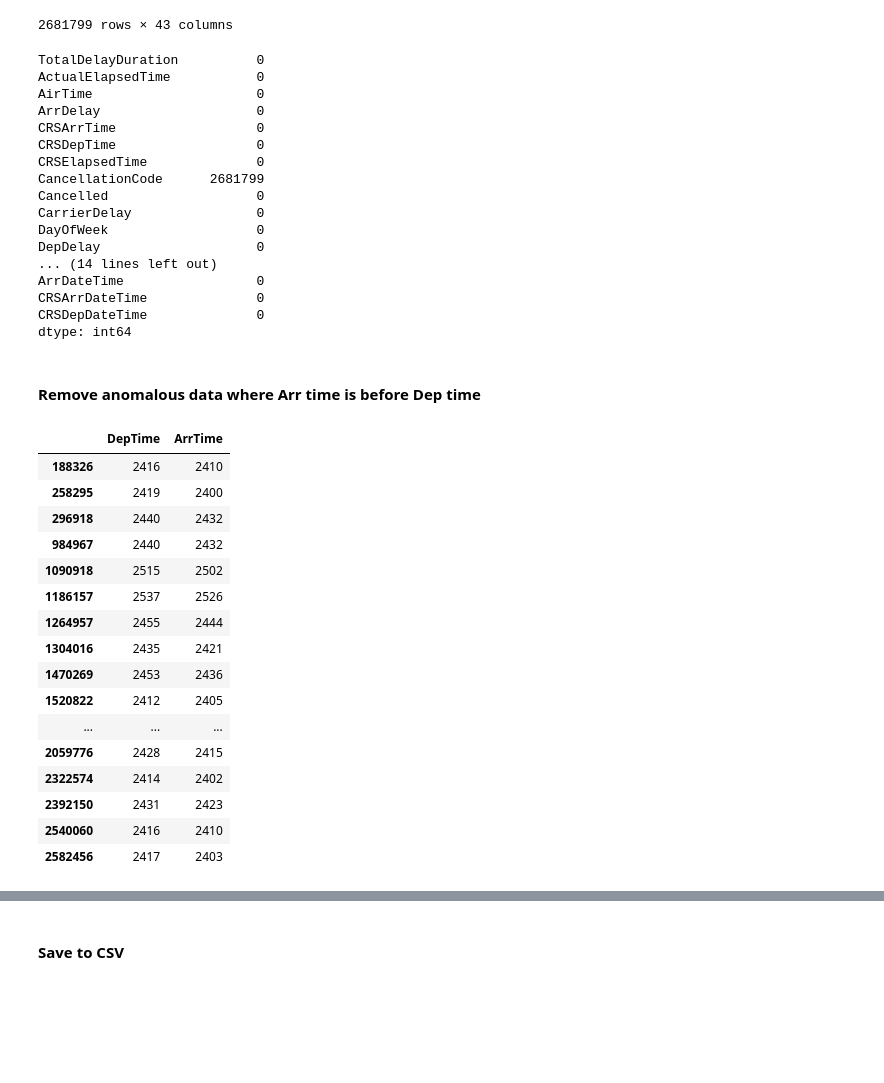
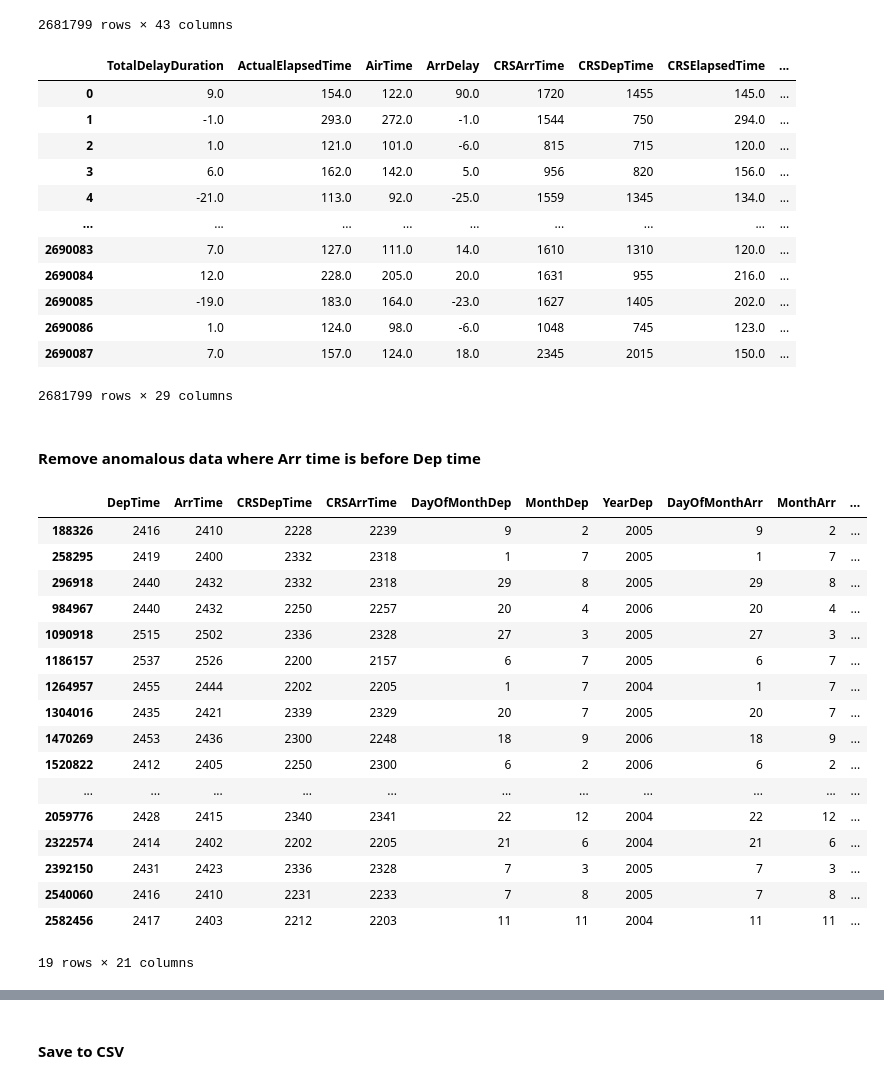
Before and after one commit to L1uM4rt1n/BDA-Project, a Jupyter notebook: eda/julian_cleaning/Julian Cleaning Final.ipynb, the cells around one changed output, grey strips where cells are left out. Saved outputs shown, nothing was run; the diff lists cells and outputs as text; code cells hidden in the pictures; blank space fills up the shorter version.

```diff
--- a/eda/julian_cleaning/Julian Cleaning Final.ipynb
+++ b/eda/julian_cleaning/Julian Cleaning Final.ipynb
@@ -285,8 +267,12 @@ def adjust_arr_time(ArrTime, DepTime, DayOfMonthArr, MonthArr, YearArr):
     }
 
     # Account for 2400 and above times
-    if (int(ArrTime) >= 2400):
+    if int(ArrTime) >= 2400:
         ArrTime = str(int(ArrTime) - 2400)
+
+        if (int(ArrTime) >= 2400):
+            return f"ERROR {ArrTime}"
+
         # If day of dep is the last day of the month
         if DayOfMonthArr == month_day_dict[MonthArr]:
             DayOfMonthArr = 1
@@ -300,8 +286,7 @@ def adjust_arr_time(ArrTime, DepTime, DayOfMonthArr, MonthArr, YearArr):
         else:
             DayOfMonthArr += 1
 
-    if (int(ArrTime) >= 2400):
-        return f"ERROR {ArrTime}"
+
     return f"{DayOfMonthArr}-{MonthArr}-{YearArr} {ArrTime.zfill(4)}"
 
 v_adjust_time = np.vectorize(adjust_arr_time, otypes=[object])
@@ -344,7 +329,7 @@ def adjust_CRS_arr_time(CRSDepTime, CRSArrTime, CRSMonthDep, CRSDayOfMonthArr, C
 
 #     1830 -> 2340
 #     -570 -> -60
-    if int(CRSDepTime) > int(CRSArrTime) <= 2359:
+    if int(CRSDepTime) > int(CRSArrTime):
 
         # Check if day is invalid for given month (EG 32 aug etc)
         if CRSDayOfMonthArr >= month_day_dict[CRSMonthDep]:
@@ -405,44 +390,41 @@ df_cleaned.drop(columns=[
     'CRSYearDep'
 ], inplace = True)
 # %%
-df_cleaned.isna().sum()
+df_cleaned
 # %% [output]
+|  | TotalDelayDuration | ActualElapsedTime | AirTime | ArrDelay | CRSArrTime | CRSDepTime | CRSElapsedTime | ... |
+| 0 | 9.0 | 154.0 | 122.0 | 90.0 | 1720 | 1455 | 145.0 | ... |
+| 1 | -1.0 | 293.0 | 272.0 | -1.0 | 1544 | 750 | 294.0 | ... |
+| 2 | 1.0 | 121.0 | 101.0 | -6.0 | 815 | 715 | 120.0 | ... |
+| 3 | 6.0 | 162.0 | 142.0 | 5.0 | 956 | 820 | 156.0 | ... |
+| 4 | -21.0 | 113.0 | 92.0 | -25.0 | 1559 | 1345 | 134.0 | ... |
+| ... | ... | ... | ... | ... | ... | ... | ... | ... |
+| 2690083 | 7.0 | 127.0 | 111.0 | 14.0 | 1610 | 1310 | 120.0 | ... |
+| 2690084 | 12.0 | 228.0 | 205.0 | 20.0 | 1631 | 955 | 216.0 | ... |
+| 2690085 | -19.0 | 183.0 | 164.0 | -23.0 | 1627 | 1405 | 202.0 | ... |
+| 2690086 | 1.0 | 124.0 | 98.0 | -6.0 | 1048 | 745 | 123.0 | ... |
+| 2690087 | 7.0 | 157.0 | 124.0 | 18.0 | 2345 | 2015 | 150.0 | ... |
-TotalDelayDuration          0
-ActualElapsedTime           0
-AirTime                     0
-ArrDelay                    0
-CRSArrTime                  0
-CRSDepTime                  0
-CRSElapsedTime              0
-CancellationCode      2681799
-Cancelled                   0
-CarrierDelay                0
-DayOfWeek                   0
-DepDelay                    0
-... (14 lines left out)
-ArrDateTime                 0
-CRSArrDateTime              0
-CRSDepDateTime              0
-dtype: int64
+2681799 rows × 29 columns
 # %% [markdown]
 #### Remove anomalous data where Arr time is before Dep time
 # %%
-df_format.loc[df_format['ArrDateTime'].str.startswith("ERROR")][['DepTime', 'ArrTime']]
+df_format.loc[df_format['ArrDateTime'].str.startswith("ERROR")]
 # %% [output]
-|  | DepTime | ArrTime |
-| 188326 | 2416 | 2410 |
-| 258295 | 2419 | 2400 |
-| 296918 | 2440 | 2432 |
-| 984967 | 2440 | 2432 |
-| 1090918 | 2515 | 2502 |
-| 1186157 | 2537 | 2526 |
-| 1264957 | 2455 | 2444 |
-| 1304016 | 2435 | 2421 |
-| 1470269 | 2453 | 2436 |
-| 1520822 | 2412 | 2405 |
-| ... | ... | ... |
-| 2059776 | 2428 | 2415 |
-| 2322574 | 2414 | 2402 |
-| 2392150 | 2431 | 2423 |
-| 2540060 | 2416 | 2410 |
-| 2582456 | 2417 | 2403 |
+|  | DepTime | ArrTime | CRSDepTime | CRSArrTime | DayOfMonthDep | MonthDep | YearDep | DayOfMonthArr | MonthArr | ... |
+| 188326 | 2416 | 2410 | 2228 | 2239 | 9 | 2 | 2005 | 9 | 2 | ... |
+| 258295 | 2419 | 2400 | 2332 | 2318 | 1 | 7 | 2005 | 1 | 7 | ... |
+| 296918 | 2440 | 2432 | 2332 | 2318 | 29 | 8 | 2005 | 29 | 8 | ... |
+| 984967 | 2440 | 2432 | 2250 | 2257 | 20 | 4 | 2006 | 20 | 4 | ... |
+| 1090918 | 2515 | 2502 | 2336 | 2328 | 27 | 3 | 2005 | 27 | 3 | ... |
+| 1186157 | 2537 | 2526 | 2200 | 2157 | 6 | 7 | 2005 | 6 | 7 | ... |
+| 1264957 | 2455 | 2444 | 2202 | 2205 | 1 | 7 | 2004 | 1 | 7 | ... |
+| 1304016 | 2435 | 2421 | 2339 | 2329 | 20 | 7 | 2005 | 20 | 7 | ... |
+| 1470269 | 2453 | 2436 | 2300 | 2248 | 18 | 9 | 2006 | 18 | 9 | ... |
+| 1520822 | 2412 | 2405 | 2250 | 2300 | 6 | 2 | 2006 | 6 | 2 | ... |
+| ... | ... | ... | ... | ... | ... | ... | ... | ... | ... | ... |
+| 2059776 | 2428 | 2415 | 2340 | 2341 | 22 | 12 | 2004 | 22 | 12 | ... |
+| 2322574 | 2414 | 2402 | 2202 | 2205 | 21 | 6 | 2004 | 21 | 6 | ... |
+| 2392150 | 2431 | 2423 | 2336 | 2328 | 7 | 3 | 2005 | 7 | 3 | ... |
+| 2540060 | 2416 | 2410 | 2231 | 2233 | 7 | 8 | 2005 | 7 | 8 | ... |
+| 2582456 | 2417 | 2403 | 2212 | 2203 | 11 | 11 | 2004 | 11 | 11 | ... |
+19 rows × 21 columns
```
Also changed, not shown: parts of 7 cells of this notebook.
